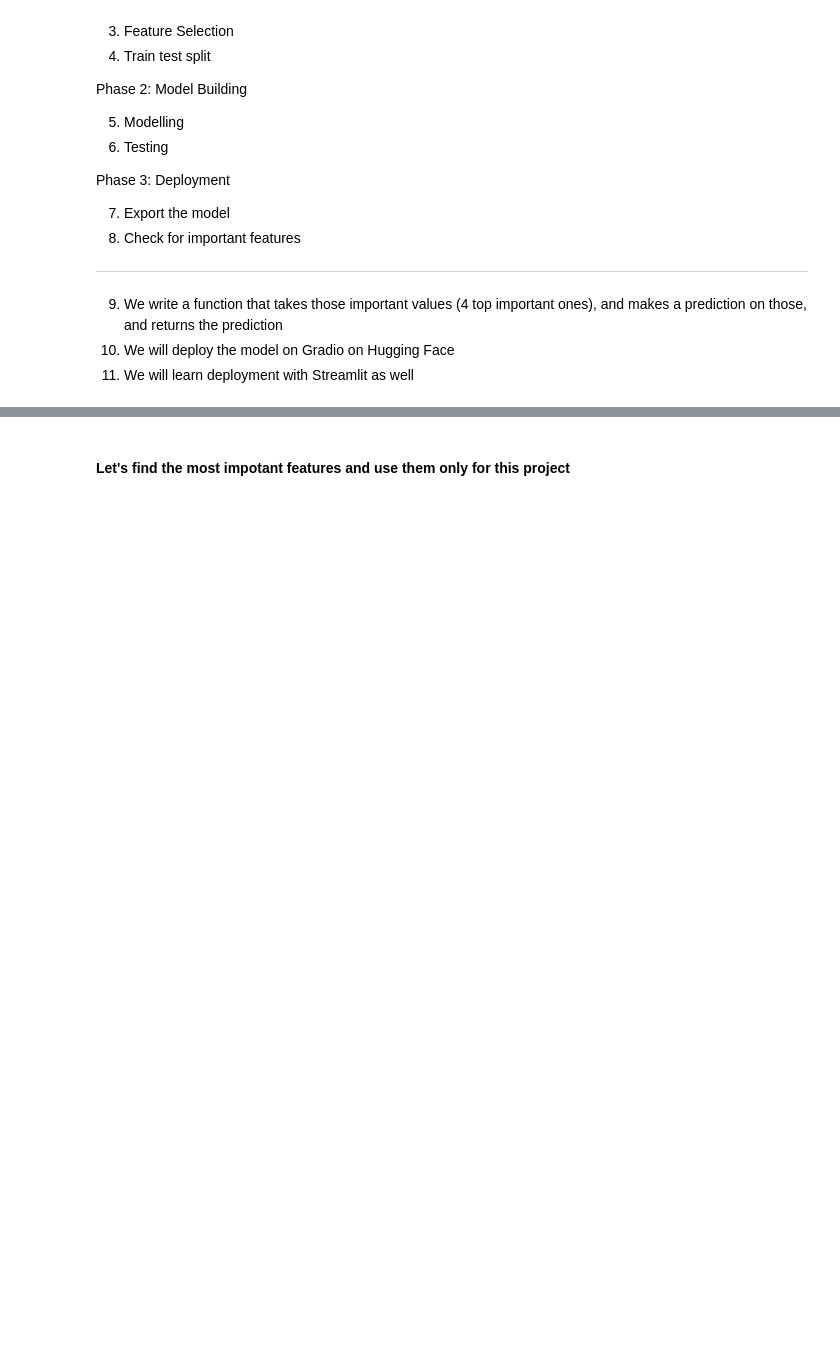
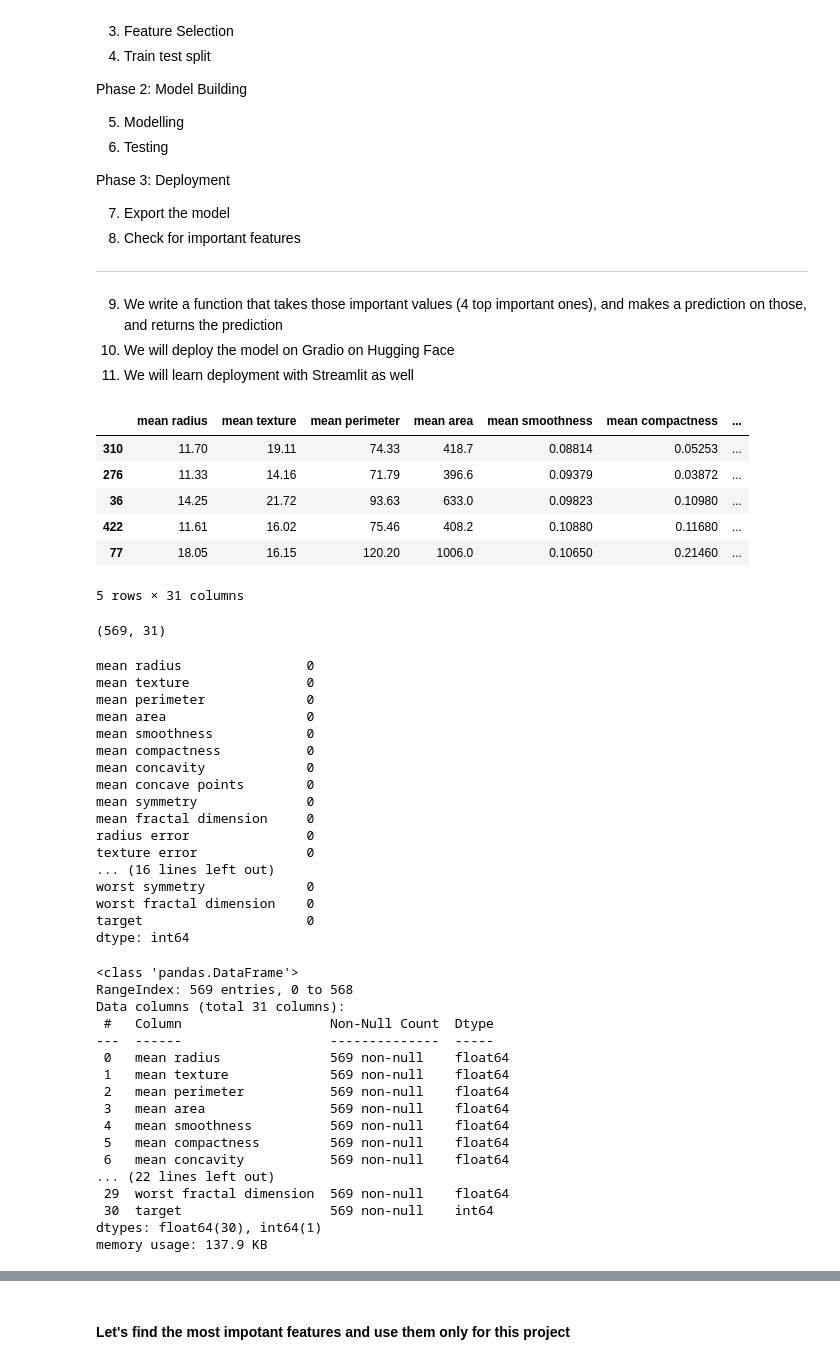
Before and after one commit to lyanjnizam/Daily-Practice, a Jupyter notebook: Day 25 - Unsupervised Algorithms/Breast Cancer Detection Project .ipynb, the cells around one changed output, grey strips where cells are left out. Saved outputs shown, nothing was run; the diff lists cells and outputs as text; code cells hidden in the pictures; blank space fills up the shorter version.

```diff
--- a/Day 25 - Unsupervised Algorithms/Breast Cancer Detection Project .ipynb
+++ b/Day 25 - Unsupervised Algorithms/Breast Cancer Detection Project .ipynb
@@ -43,10 +43,52 @@ from sklearn.metrics import accuracy_score, confusion_matrix, classification_rep
 # %%
 df = pd.DataFrame(load_breast_cancer().data, columns= load_breast_cancer().feature_names)
 df['target'] = load_breast_cancer().target
 # df['target'] = df['target'].map({0: 'Malignant', 1: 'Benign'})
 
 display(df.sample(5))
 display(df.shape)
 display(df.isnull().sum())
-display(df.describe())
 df.info()
+# %% [output]
+|  | mean radius | mean texture | mean perimeter | mean area | mean smoothness | mean compactness | ... |
+| 310 | 11.70 | 19.11 | 74.33 | 418.7 | 0.08814 | 0.05253 | ... |
+| 276 | 11.33 | 14.16 | 71.79 | 396.6 | 0.09379 | 0.03872 | ... |
+| 36 | 14.25 | 21.72 | 93.63 | 633.0 | 0.09823 | 0.10980 | ... |
+| 422 | 11.61 | 16.02 | 75.46 | 408.2 | 0.10880 | 0.11680 | ... |
+| 77 | 18.05 | 16.15 | 120.20 | 1006.0 | 0.10650 | 0.21460 | ... |
+5 rows × 31 columns
+(569, 31)
+mean radius                0
+mean texture               0
+mean perimeter             0
+mean area                  0
+mean smoothness            0
+mean compactness           0
+mean concavity             0
+mean concave points        0
+mean symmetry              0
+mean fractal dimension     0
+radius error               0
+texture error              0
+... (16 lines left out)
+worst symmetry             0
+worst fractal dimension    0
+target                     0
+dtype: int64
+<class 'pandas.DataFrame'>
+RangeIndex: 569 entries, 0 to 568
+Data columns (total 31 columns):
+ #   Column                   Non-Null Count  Dtype
+---  ------                   --------------  -----
+ 0   mean radius              569 non-null    float64
+ 1   mean texture             569 non-null    float64
+ 2   mean perimeter           569 non-null    float64
+ 3   mean area                569 non-null    float64
+ 4   mean smoothness          569 non-null    float64
+ 5   mean compactness         569 non-null    float64
+ 6   mean concavity           569 non-null    float64
+... (22 lines left out)
+ 29  worst fractal dimension  569 non-null    float64
+ 30  target                   569 non-null    int64
+dtypes: float64(30), int64(1)
+memory usage: 137.9 KB
```
Also changed, not shown: parts of 17 cells of this notebook, 7 other files.
